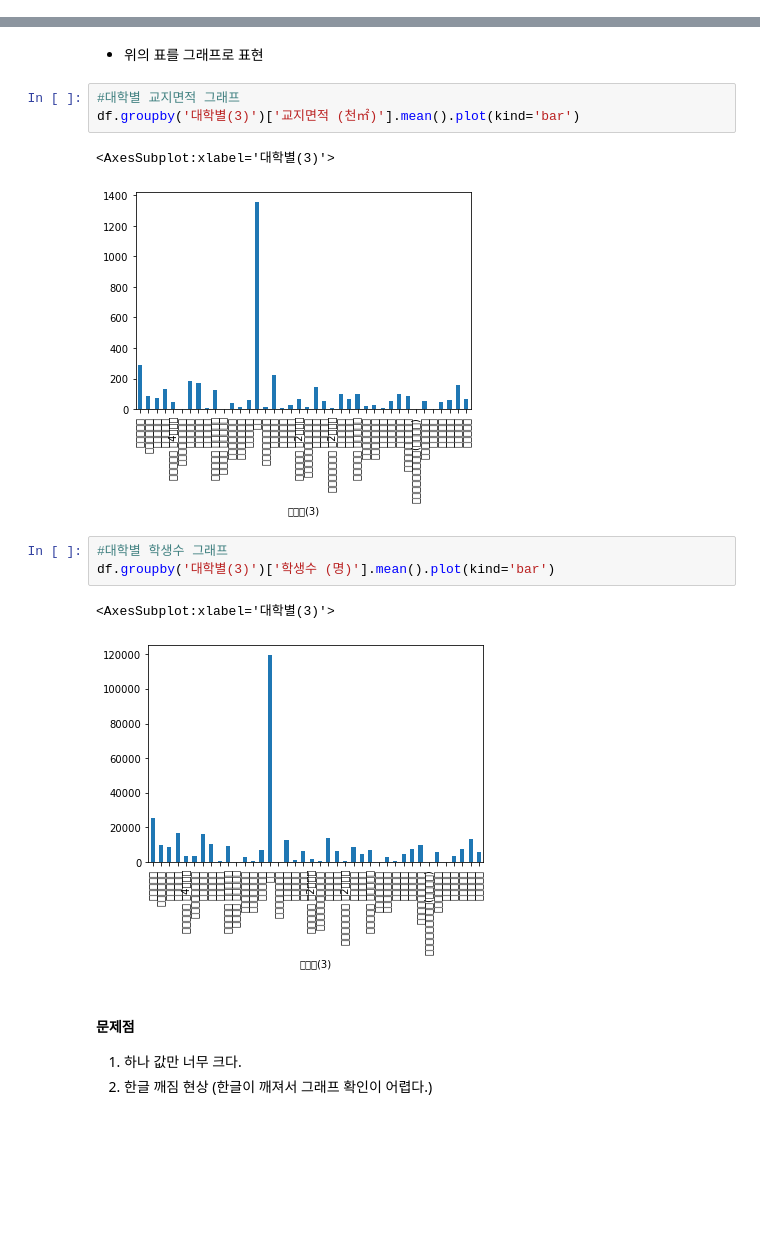
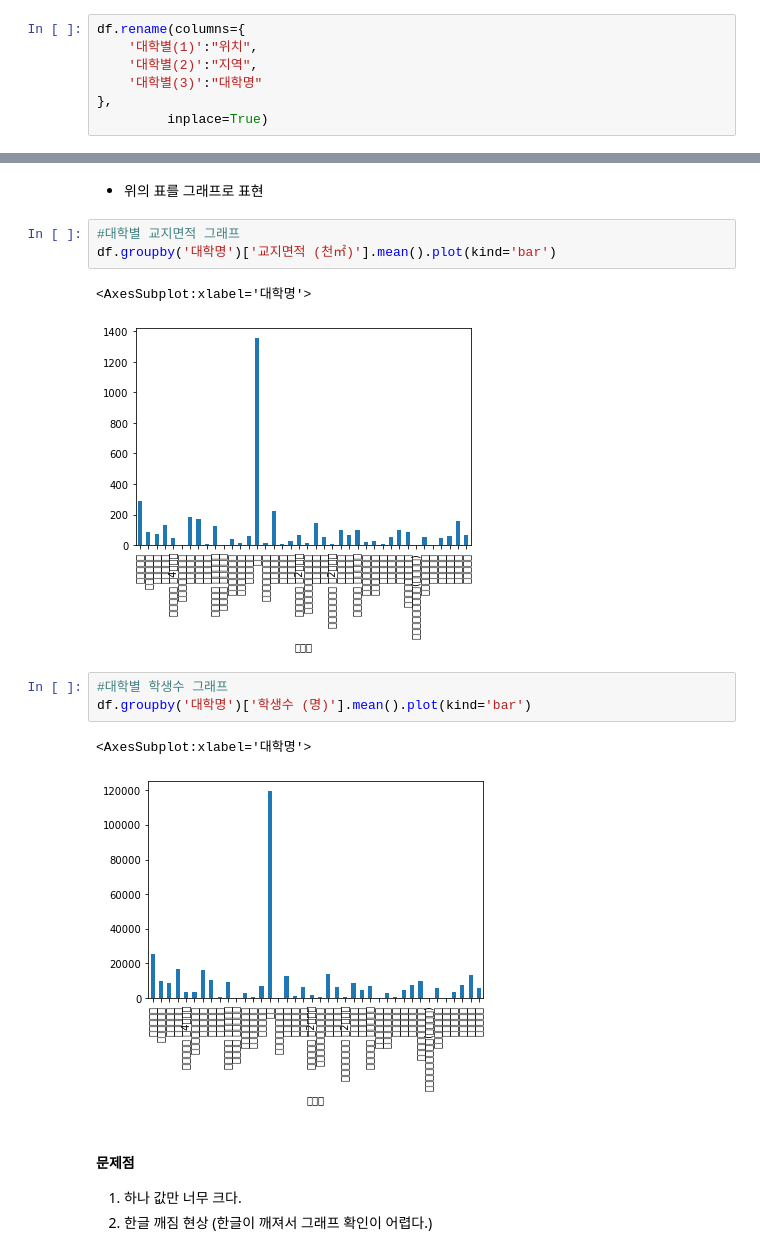
Before and after one commit to eunbeekwon/-3, a Jupyter notebook: 프로젝트 권은비.ipynb, the cells around one changed output, grey strips where cells are left out. Cells and saved outputs as stored; diff of their text form; blank space fills up the shorter version.

```diff
--- a/프로젝트 권은비.ipynb
+++ b/프로젝트 권은비.ipynb
@@ -67,0 +76,7 @@ df.shape
+# %%
+df.rename(columns={
+    '대학별(1)':"위치",
+    '대학별(2)':"지역",
+    '대학별(3)':"대학명"
+},
+         inplace=True)
@@ -235,16 +252,16 @@ df[['대학별(3)', '학생수 (명)', '교지면적 (천㎡)']]
 - 위의 표를 그래프로 표현
 # %%
 #대학별 교지면적 그래프
-df.groupby('대학별(3)')['교지면적 (천㎡)'].mean().plot(kind='bar')
+df.groupby('대학명')['교지면적 (천㎡)'].mean().plot(kind='bar')
 # %% [output]
-<AxesSubplot:xlabel='대학별(3)'>
+<AxesSubplot:xlabel='대학명'>
-[figure, old version]
+[figure, new version]
 # %%
 #대학별 학생수 그래프
-df.groupby('대학별(3)')['학생수 (명)'].mean().plot(kind='bar')
+df.groupby('대학명')['학생수 (명)'].mean().plot(kind='bar')
 # %% [output]
-<AxesSubplot:xlabel='대학별(3)'>
+<AxesSubplot:xlabel='대학명'>
-[figure, old version]
+[figure, new version]
 # %% [markdown]
 #### 문제점
 1. 하나 값만 너무 크다.
```
Also changed, not shown: parts of 18 cells of this notebook.
